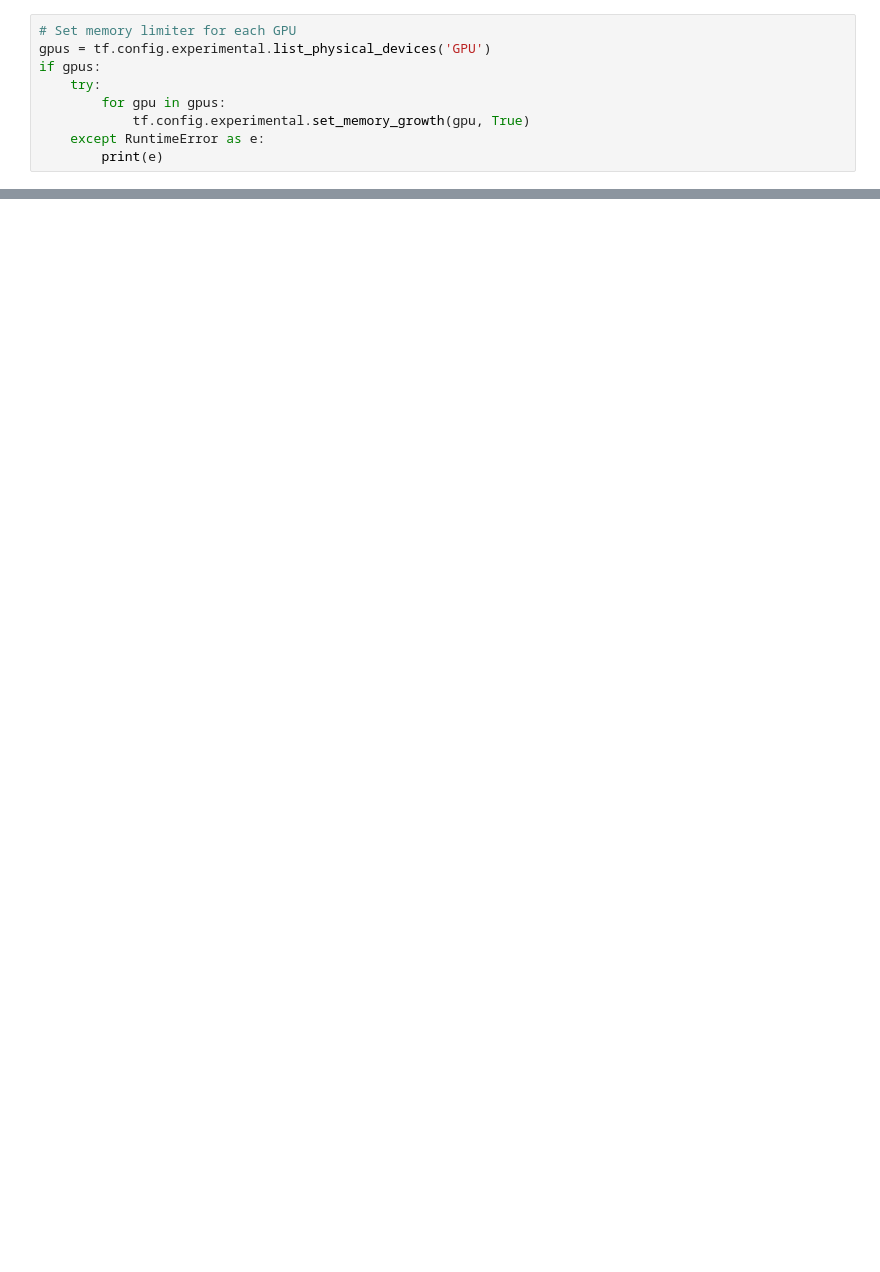
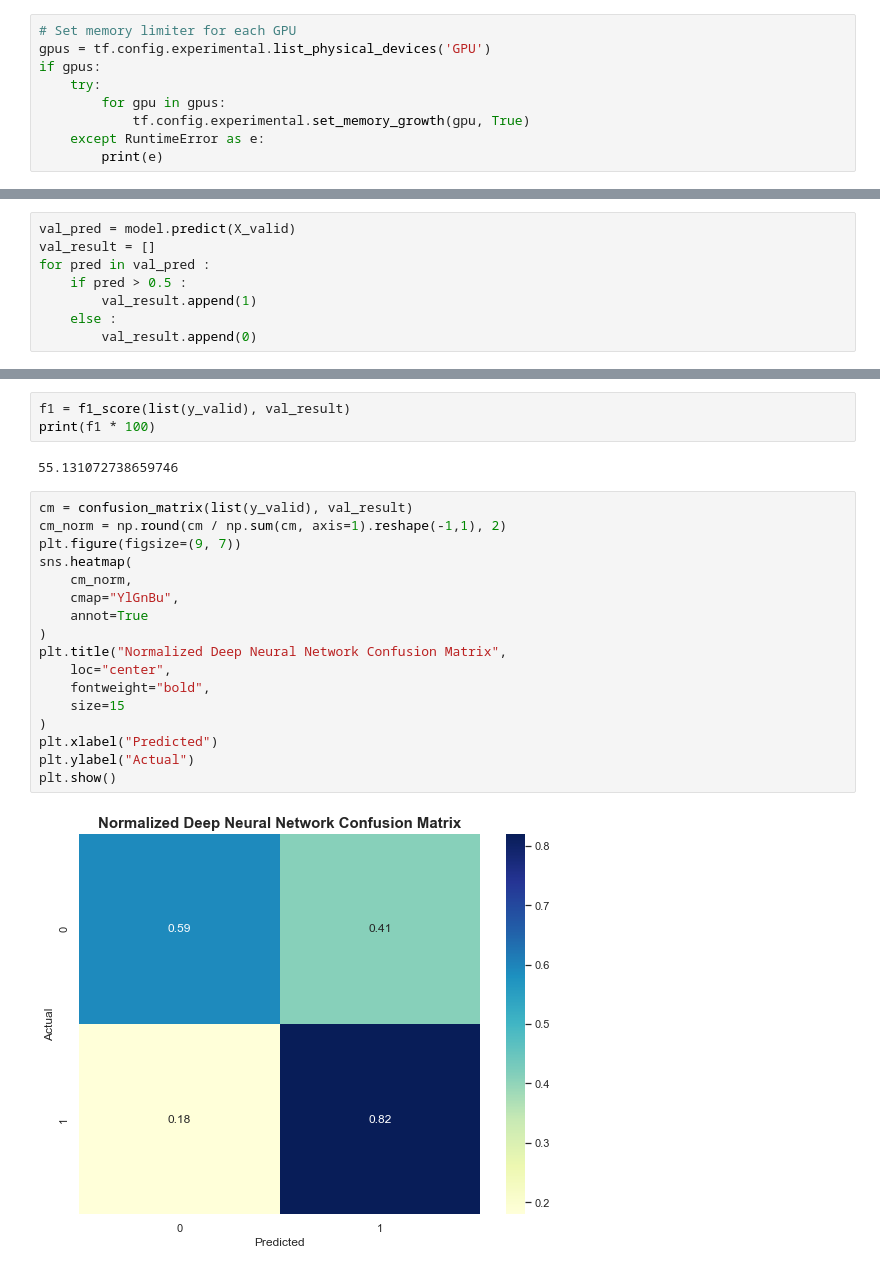
Before and after one commit to enricoroselino/uber-trip-classification, a Jupyter notebook: uber_trip_classification.ipynb, the cells around one changed output, grey strips where cells are left out. Cells and saved outputs as stored; diff of their text form; blank space fills up the shorter version.

```diff
--- a/uber_trip_classification.ipynb
+++ b/uber_trip_classification.ipynb
@@ -478,0 +655,8 @@ earlystop = tf.keras.callbacks.EarlyStopping(
+# %%
+val_pred = model.predict(X_valid)
+val_result = []
+for pred in val_pred :
+    if pred > 0.5 :
+        val_result.append(1)
+    else :
+        val_result.append(0)
@@ -478,0 +676,24 @@ earlystop = tf.keras.callbacks.EarlyStopping(
+# %%
+f1 = f1_score(list(y_valid), val_result)
+print(f1 * 100)
+# %% [output]
+55.131072738659746
+# %%
+cm = confusion_matrix(list(y_valid), val_result)
+cm_norm = np.round(cm / np.sum(cm, axis=1).reshape(-1,1), 2)
+plt.figure(figsize=(9, 7))
+sns.heatmap(
+    cm_norm,
+    cmap="YlGnBu",
+    annot=True
+)
+plt.title("Normalized Deep Neural Network Confusion Matrix",
+    loc="center",
+    fontweight="bold",
+    size=15
+)
+plt.xlabel("Predicted")
+plt.ylabel("Actual")
+plt.show()
+# %% [output]
+[figure, added]
```
Also changed, not shown: parts of 85 cells of this notebook.
